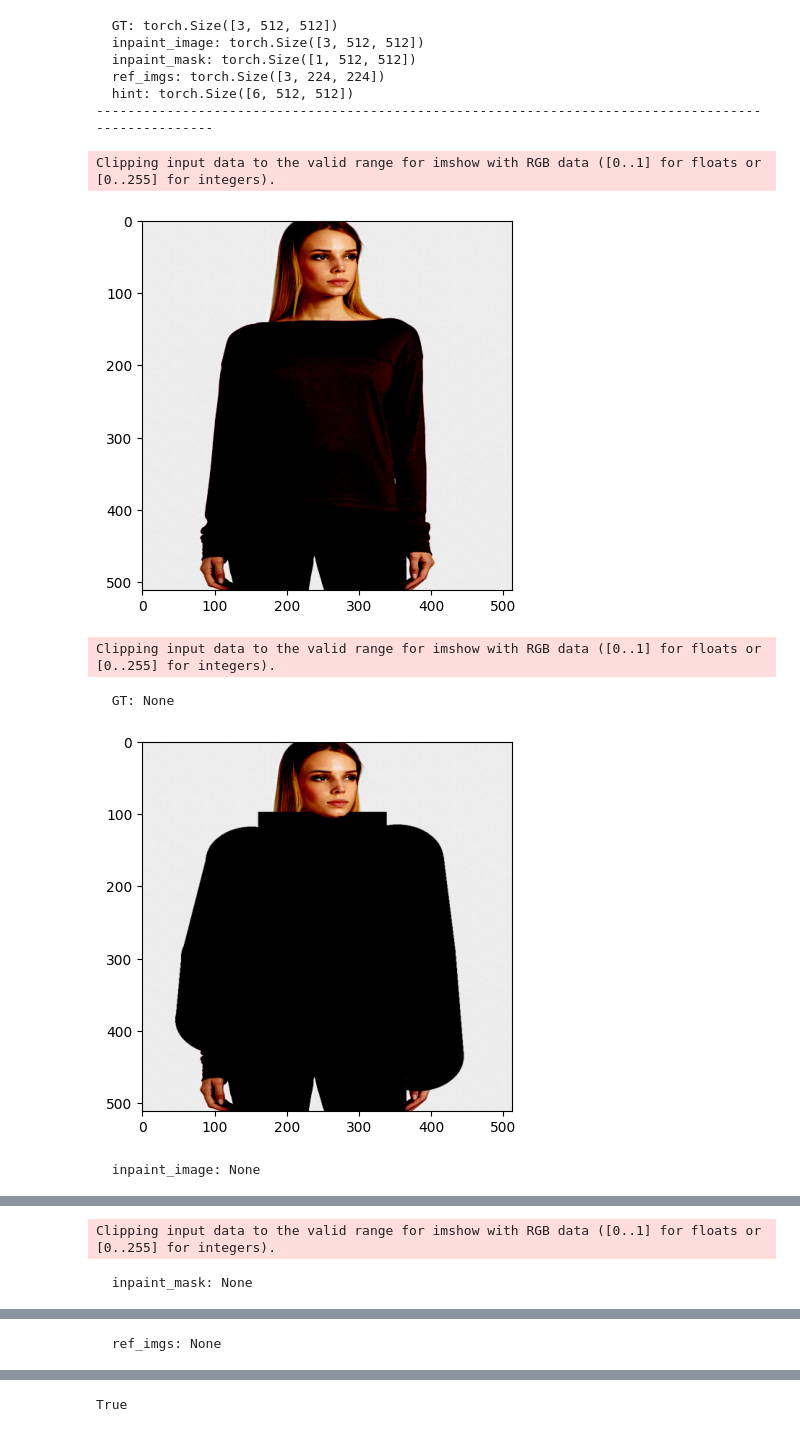
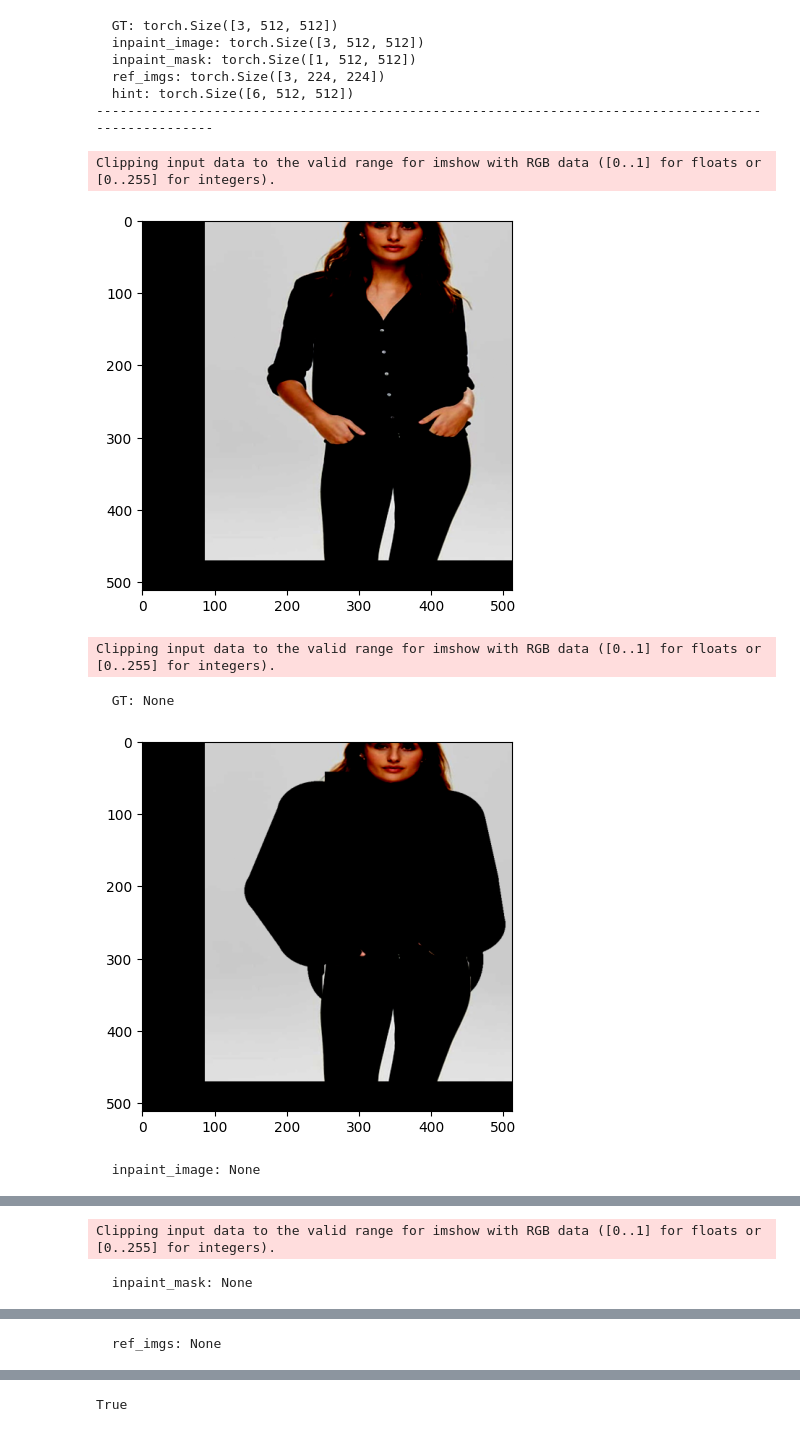
Before and after one commit to ThanhCong19/Virtual_Tryon, a Jupyter notebook: visualization.ipynb, the cells around one changed output, grey strips where cells are left out. Drawn from its saved outputs; the diff is of its cells as text; code cells hidden in the pictures.

Commit message:
up train

```diff
--- a/visualization.ipynb
+++ b/visualization.ipynb
@@ -3,7 +3,7 @@ from ldm.data.image_vitonhd import OpenImageDataset
 import torch
 import matplotlib.pyplot as plt
 
-dataset = OpenImageDataset(state="test", dataset_dir=r"D:\Capstone_Project\datasets\vitonhd", type="paired")
+dataset = OpenImageDataset(state="train", dataset_dir=r"D:\Capstone_Project\datasets\vitonhd", type="paired")
 
 for i in range(min(1, len(dataset))):
     item = dataset[i]
@@ -33,18 +33,18 @@ def plot_tensor_as_image(tensor: torch.tensor):
     plt.imshow(np_img)
     plt.show()
 # %%
-for i in range(min(1, len(dataset))):
+for i in range(min(2, len(dataset))):
     item = dataset[i]
     print(f"  GT: {plot_tensor_as_image(item['GT'])}")
     print(f"  inpaint_image: {plot_tensor_as_image(item['inpaint_image'])}")
     print(f"  inpaint_mask: {plot_tensor_as_image(item['inpaint_mask'])}")
     print(f"  ref_imgs: {plot_tensor_as_image(item['ref_imgs'])}")
     print(f"  hint: {plot_tensor_as_image(item['hint'])}")
     print("-" * 100)
 # %% [output]
 Clipping input data to the valid range for imshow with RGB data ([0..1] for floats or [0..255] for integers).
-[figure, old version]
+[figure, new version]
 Clipping input data to the valid range for imshow with RGB data ([0..1] for floats or [0..255] for integers).
   GT: None
-[figure, old version]
+[figure, new version]
   inpaint_image: None
```
Also changed, not shown: parts of 1 cell of this notebook, 6 other files.
